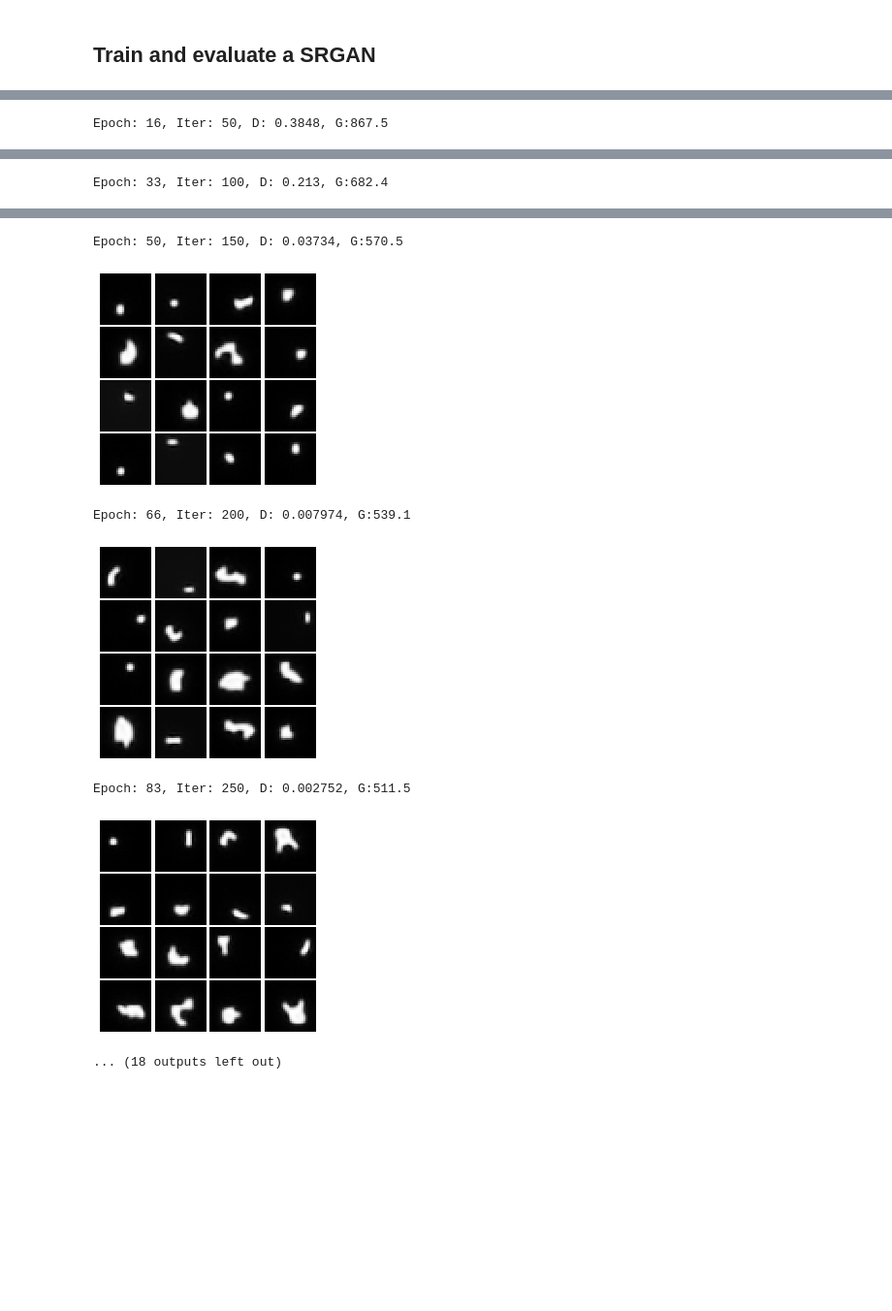
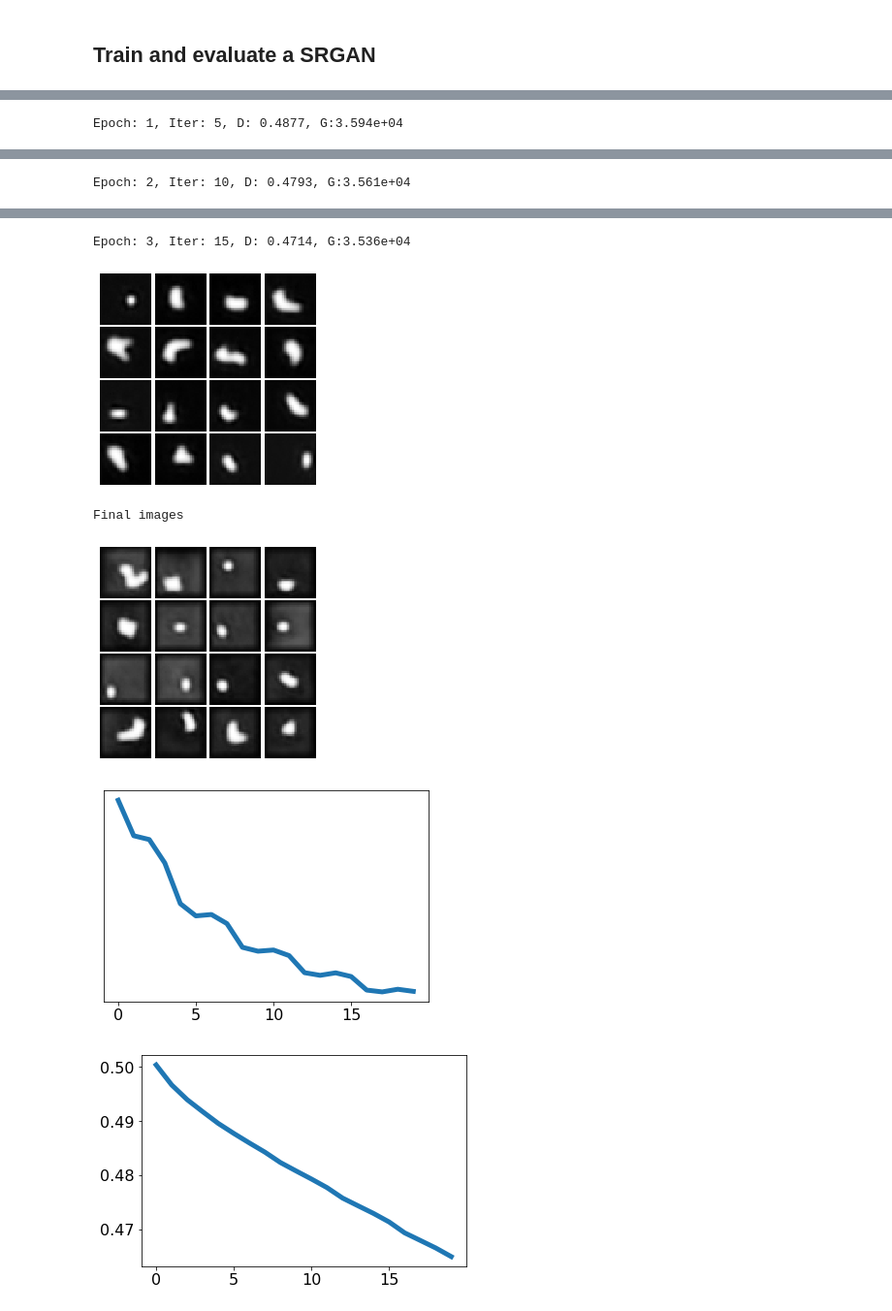
Before and after one commit to priyakasimbeg/cs231n, a Jupyter notebook: deployGAN.ipynb, the cells around one changed output, grey strips where cells are left out. Shown at 97% size. Saved outputs shown, nothing was run; the diff lists cells and outputs as text; code cells hidden in the pictures; blank space fills up the shorter version.

Commit message:
Added ipython notebook for runningand evaluating complete model.

```diff
--- a/deployGAN.ipynb
+++ b/deployGAN.ipynb
@@ -36,28 +14,56 @@ Epoch: 26, Iter: 80, D: 0.008194, G:1.845
 # %% [markdown]
 ## Train and evaluate a SRGAN
+# %%
+NAME = 'L1'
+
+## Achitecture Settings
+N_RES = 7
+
+## Optimization settings
+DLR = 2.5e-6
+GLR = 2e-5
+BETA1 = 0.9
+
+DLR2 = 2e-6
+GLR2 = 6e-6
+
+STEPS = 4 # number of G updates per D update
+
+# Loss functions settings
+GEN_REG = 5e4
+FEAT_REG = 1e-1
+
+L1_REG = True
+TV_REG = 0
+VGG_REG = False
+
+BATCH_SIZE = 50
 # %%
 # Construct a SRGAN model
-srgan = SRGAN(7) #Try 2
+srgan = SRGAN(N_RES) #Try 2
 
 # Use the function you wrote earlier to get optimizers for the Discriminator and the Generator
-D_solver, G_solver = get_solvers(dlr=2.5e-6, glr=2e-5, beta1=0.9) #8e-7, 1.2e-7,
+D_solver, G_solver = get_solvers(dlr=DLR, glr=GLR, beta1=BETA1) #8e-7, 1.2e-7,
 
 #Define loss object
 #Constructor API
 # __init__(self, gen_reg, tv_reg, feat_reg, l1_reg=True, vgg_reg=False,
 #                  ls_disc=False)
-losses = Loss(gen_reg=5e-1, tv_reg=0, feat_reg=1e-1)
+losses = Loss(gen_reg=GEN_REG, tv_reg=TV_REG, l1_reg=L1_REG, feat_reg=FEAT_REG, vgg_reg=VGG_REG)
+validation_losses = Loss(gen_reg=GEN_REG, tv_reg=TV_REG,  l1_reg=L1_REG, feat_reg=FEAT_REG, vgg_reg=VGG_REG)
 
 # Run it!
-g_errors, d_errors  = run_a_gan(srgan.D, srgan.G, D_solver, G_solver, losses,
-                                num_epochs=250, batch_size=100, show_every=50,
-                                late_dlr=2e-6, late_glr=6e-6,
-                                gen_steps_per_discrimination=4)
-
+g_errors, d_errors  = run_a_gan(srgan, D_solver, G_solver, losses, validation_losses,
+                                num_epochs=5, batch_size=BATCH_SIZE, show_every=5,
+                                late_dlr=DLR2, late_glr=GLR2,
+                                gen_steps_per_discrimination=STEPS,
+                               model_name=NAME)
+plt.title('G errors')
 plt.plot(g_errors)
 plt.yscale('log')
 plt.show()
 
+plt.title('D errors')
 plt.plot(d_errors)
 plt.show()
 # %% [output]
@@ -66 +72 @@ Epoch: 0, Iter: 0, D: 0.4986, G:4.391e+03
-Epoch: 16, Iter: 50, D: 0.3848, G:867.5
+Epoch: 1, Iter: 5, D: 0.4877, G:3.594e+04
@@ -68 +74 @@ Epoch: 16, Iter: 50, D: 0.3848, G:867.5
-Epoch: 33, Iter: 100, D: 0.213, G:682.4
+Epoch: 2, Iter: 10, D: 0.4793, G:3.561e+04
@@ -70,7 +76,6 @@ Epoch: 33, Iter: 100, D: 0.213, G:682.4
-Epoch: 50, Iter: 150, D: 0.03734, G:570.5
+Epoch: 3, Iter: 15, D: 0.4714, G:3.536e+04
-[figure, old version]
+[figure, new version]
-Epoch: 66, Iter: 200, D: 0.007974, G:539.1
+Final images
-[figure, old version]
+[figure, new version]
-Epoch: 83, Iter: 250, D: 0.002752, G:511.5
-[figure, old version]
+[figure, new version]
-... (18 outputs left out)
+[figure, added]
```
Also changed, not shown: parts of 10 cells of this notebook, 9 other files.
